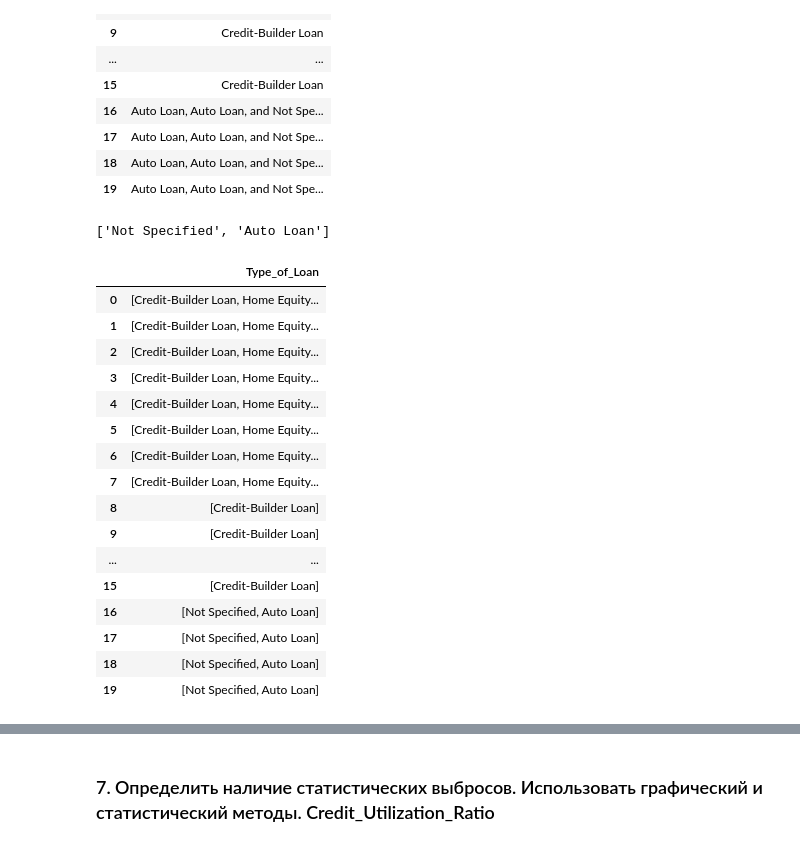
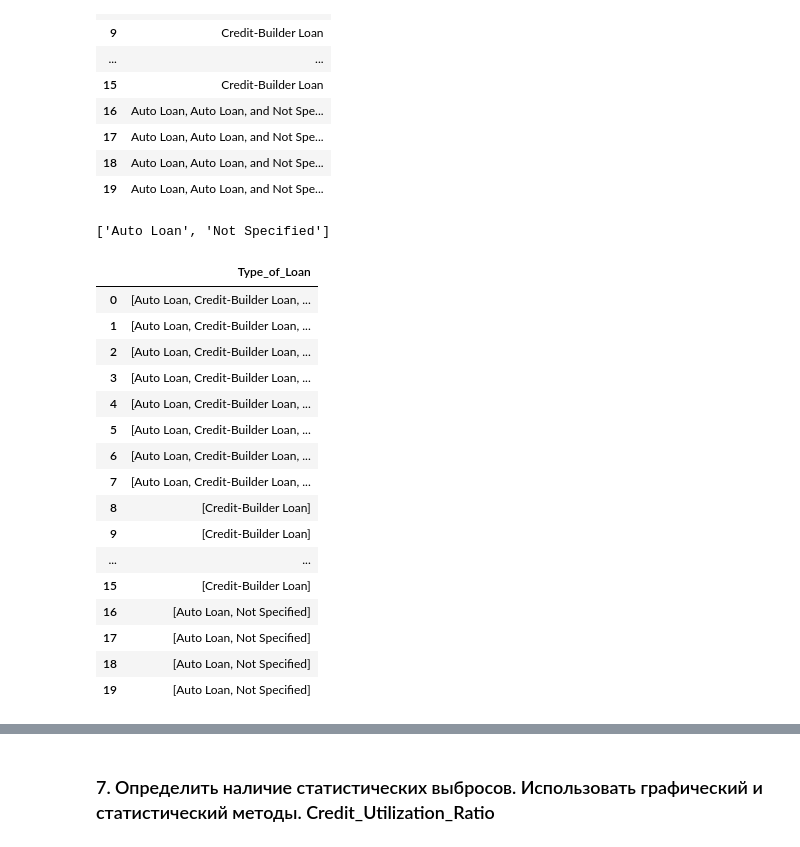
Before and after one commit to Ghukii/TMP-4sem-, a Jupyter notebook: Задание_6/Задание_6_13.ipynb, the cells around one changed output, grey strips where cells are left out. Drawn from its saved outputs; the diff is of its cells as text; code cells hidden in the pictures.

```diff
--- a/Задание_6/Задание_6_13.ipynb
+++ b/Задание_6/Задание_6_13.ipynb
@@ -293,7 +277,7 @@ df[['Age']]
 | 99999 | 25 |
 100000 rows × 1 columns
 # %%
-df['Age'] = pd.to_numeric(df['Age'], errors='coerce')
+df['Age'] = df['Age'].astype(np.float64)
 df['Age']
 # %% [output]
 0         23.0
@@ -711,25 +695,25 @@ df[['Type_of_Loan']].head(20)
 | 18 | Auto Loan, Auto Loan, and Not Spe... |
 | 19 | Auto Loan, Auto Loan, and Not Spe... |
 # %%
-df['Type_of_Loan'] = df['Type_of_Loan'].apply(lambda x: list(set(x.replace(', and ', ', ').split(', '))) if x is not np.nan else x)
+df['Type_of_Loan'] = df['Type_of_Loan'].apply(lambda x: list(sorted(list(set(x.replace(', and ', ', ').split(', '))))) if x is not np.nan else x)
 print(df['Type_of_Loan'][18])
 df[['Type_of_Loan']].head(20)
 # %% [output]
-['Not Specified', 'Auto Loan']
+['Auto Loan', 'Not Specified']
 |  | Type_of_Loan |
-| 0 | [Credit-Builder Loan, Home Equity... |
-| 1 | [Credit-Builder Loan, Home Equity... |
-| 2 | [Credit-Builder Loan, Home Equity... |
-| 3 | [Credit-Builder Loan, Home Equity... |
-| 4 | [Credit-Builder Loan, Home Equity... |
-| 5 | [Credit-Builder Loan, Home Equity... |
-| 6 | [Credit-Builder Loan, Home Equity... |
-| 7 | [Credit-Builder Loan, Home Equity... |
+| 0 | [Auto Loan, Credit-Builder Loan, ... |
+| 1 | [Auto Loan, Credit-Builder Loan, ... |
+| 2 | [Auto Loan, Credit-Builder Loan, ... |
+| 3 | [Auto Loan, Credit-Builder Loan, ... |
+| 4 | [Auto Loan, Credit-Builder Loan, ... |
+| 5 | [Auto Loan, Credit-Builder Loan, ... |
+| 6 | [Auto Loan, Credit-Builder Loan, ... |
+| 7 | [Auto Loan, Credit-Builder Loan, ... |
 | 8 | [Credit-Builder Loan] |
 | 9 | [Credit-Builder Loan] |
 | ... | ... |
 | 15 | [Credit-Builder Loan] |
-| 16 | [Not Specified, Auto Loan] |
-| 17 | [Not Specified, Auto Loan] |
-| 18 | [Not Specified, Auto Loan] |
-| 19 | [Not Specified, Auto Loan] |
+| 16 | [Auto Loan, Not Specified] |
+| 17 | [Auto Loan, Not Specified] |
+| 18 | [Auto Loan, Not Specified] |
+| 19 | [Auto Loan, Not Specified] |
```
Also changed, not shown: parts of 26 cells of this notebook.
